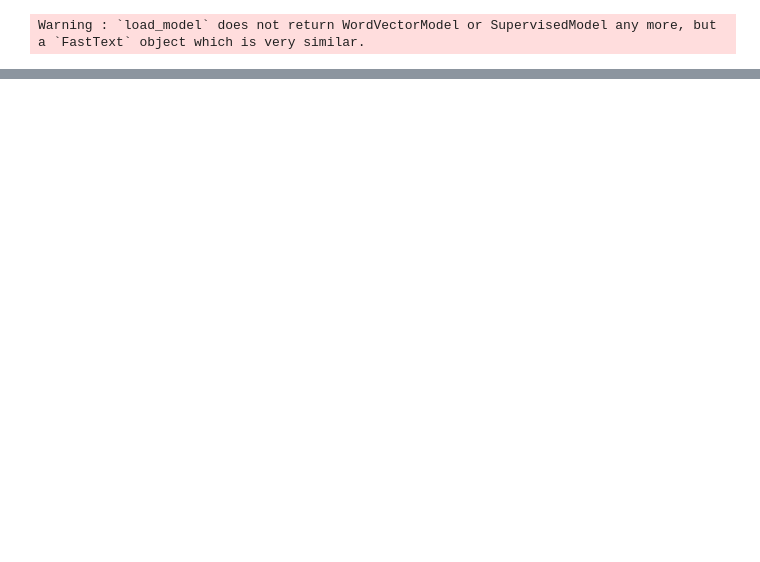
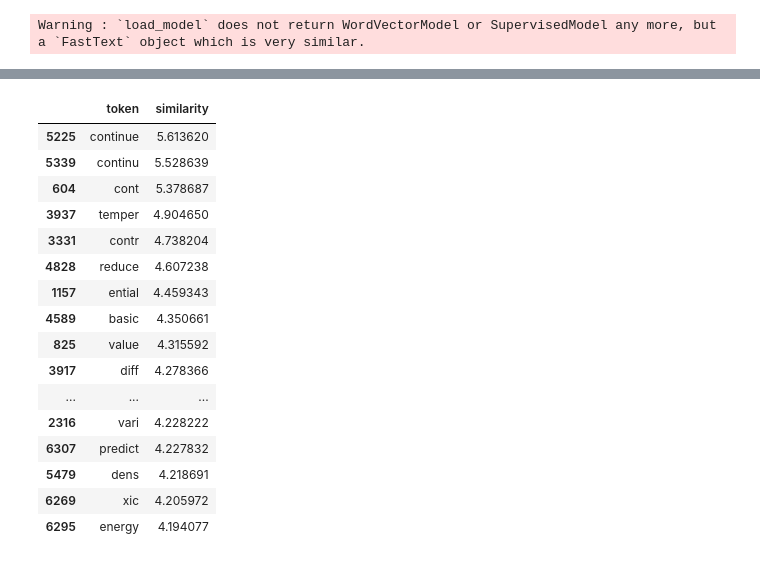
Before and after one commit to Alerza/nlp_task, a Jupyter notebook: fasttext_for_dataset.ipynb, the cells around one changed output, grey strips where cells are left out. Saved outputs shown, nothing was run; the diff lists cells and outputs as text; code cells hidden in the pictures; blank space fills up the shorter version.

```diff
--- a/fasttext_for_dataset.ipynb
+++ b/fasttext_for_dataset.ipynb
@@ -157,0 +274,30 @@ vocab_my_merge.to_excel('/content/drive/MyDrive/DataSet/myOwnFasttext/mymergewit
+# %%
+word = 'continue'
+
+def calc_similarity(token):
+    embdbase = model.get_word_vector(word)
+    embd = model.get_word_vector(str(token))
+    smltry = (np.dot(embd,embdbase)).item()
+    return smltry
+
+px['similarity'] = px['token'].apply(calc_similarity)
+
+px.sort_values(['similarity'], ascending=False).head(20)
+# %% [output]
+|  | token | similarity |
+| 5225 | continue | 5.613620 |
+| 5339 | continu | 5.528639 |
+| 604 | cont | 5.378687 |
+| 3937 | temper | 4.904650 |
+| 3331 | contr | 4.738204 |
+| 4828 | reduce | 4.607238 |
+| 1157 | ential | 4.459343 |
+| 4589 | basic | 4.350661 |
+| 825 | value | 4.315592 |
+| 3917 | diff | 4.278366 |
+| ... | ... | ... |
+| 2316 | vari | 4.228222 |
+| 6307 | predict | 4.227832 |
+| 5479 | dens | 4.218691 |
+| 6269 | xic | 4.205972 |
+| 6295 | energy | 4.194077 |
```
Also changed, not shown: parts of 44 cells of this notebook.
